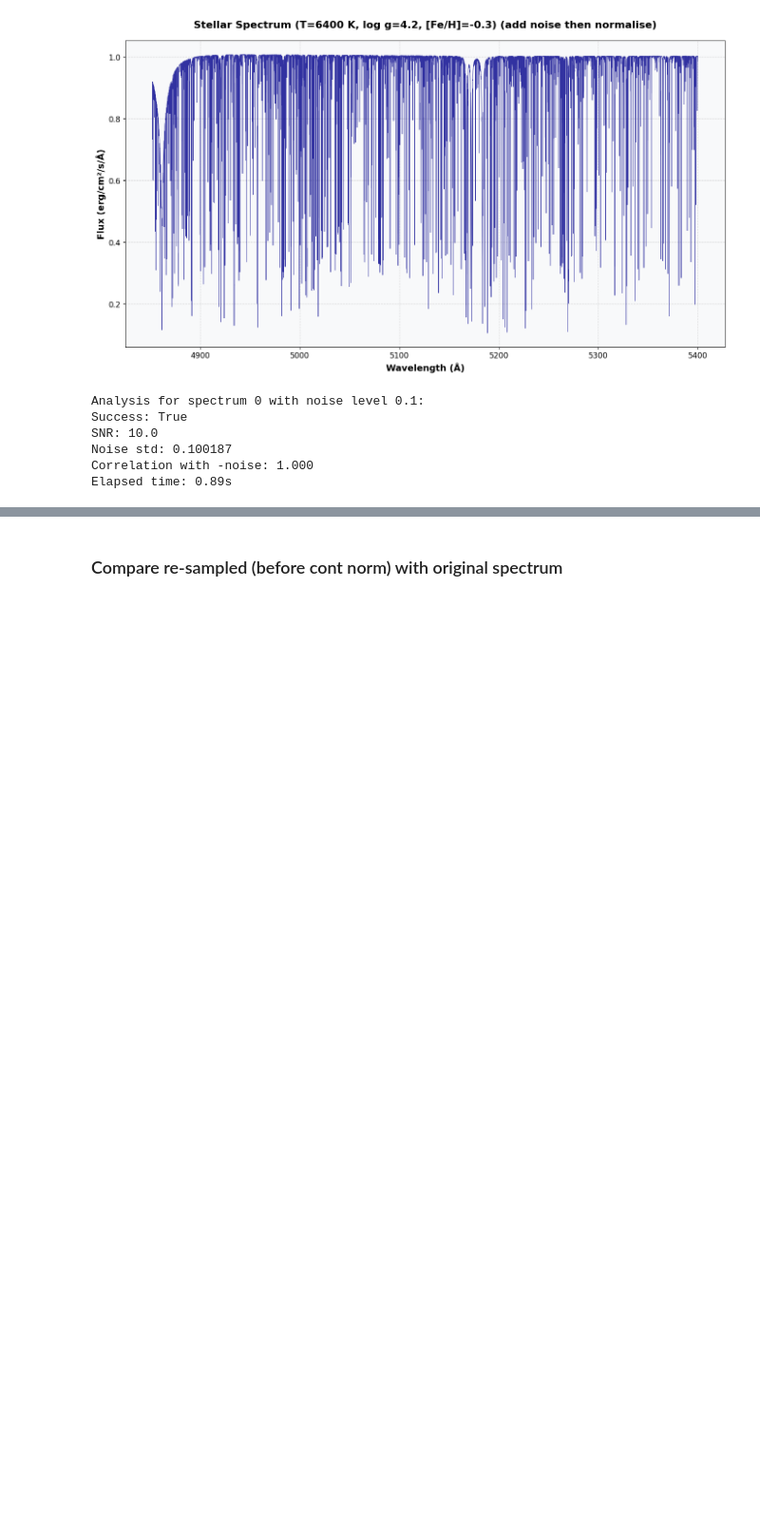
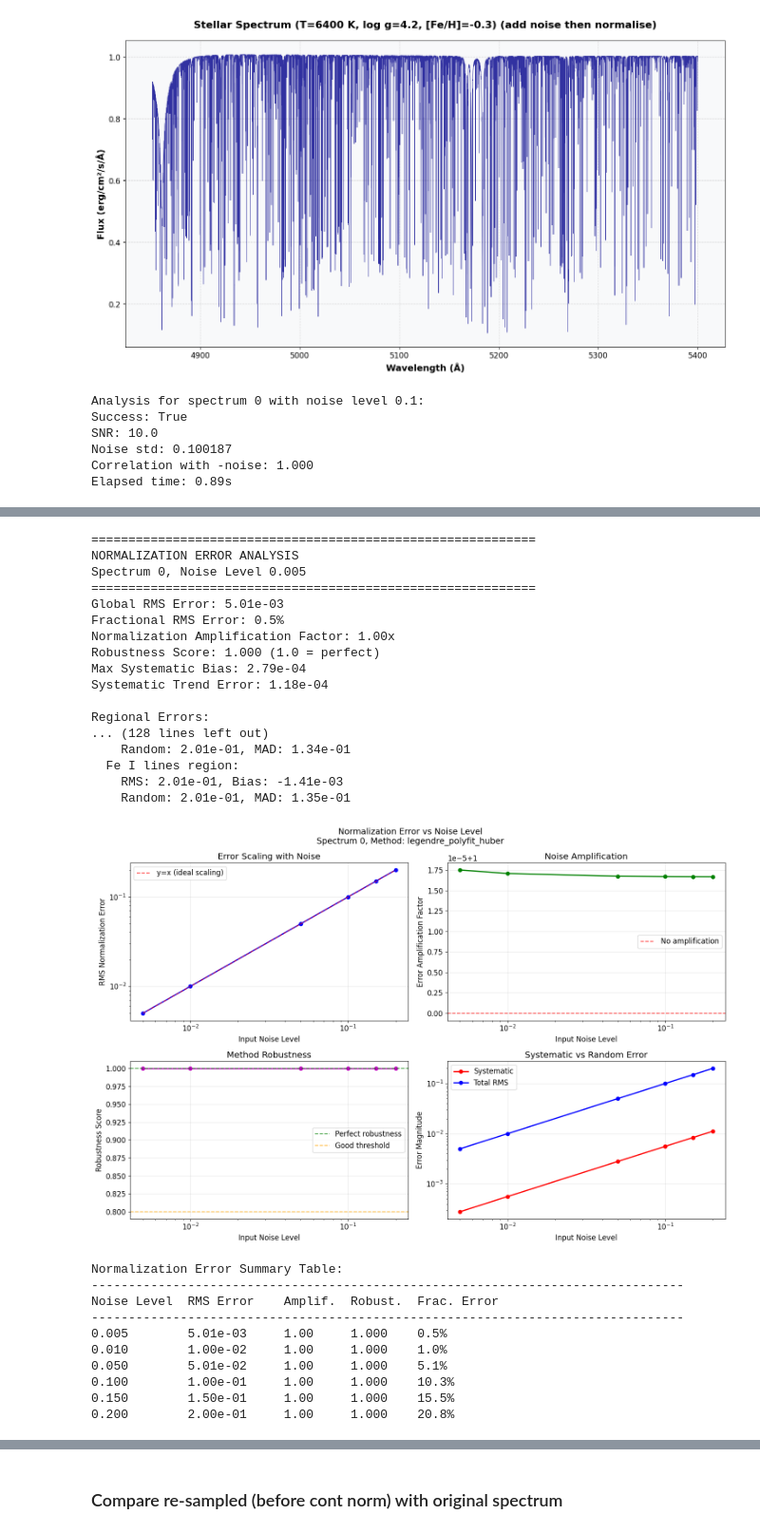
Before and after one commit to mkim0029/WEAVE_Pristine, a Jupyter notebook: preprocessing/testing/spectrum_plotting.ipynb, the cells around one changed output, grey strips where cells are left out. Shown at 95% size. Cells and saved outputs as stored; diff of their text form; code cells hidden in the pictures; blank space fills up the shorter version.

```diff
--- a/preprocessing/testing/spectrum_plotting.ipynb
+++ b/preprocessing/testing/spectrum_plotting.ipynb
@@ -878,0 +1435,32 @@ Elapsed time: 0.89s
+# %%
+# Compare errors across all noise levels for a spectrum
+results = compare_normalization_errors(0, "legendre_polyfit_huber")
+# %% [output]
+============================================================
+NORMALIZATION ERROR ANALYSIS
+Spectrum 0, Noise Level 0.005
+============================================================
+Global RMS Error: 5.01e-03
+Fractional RMS Error: 0.5%
+Normalization Amplification Factor: 1.00x
+Robustness Score: 1.000 (1.0 = perfect)
+Max Systematic Bias: 2.79e-04
+Systematic Trend Error: 1.18e-04
+
+Regional Errors:
+... (128 lines left out)
+    Random: 2.01e-01, MAD: 1.34e-01
+  Fe I lines region:
+    RMS: 2.01e-01, Bias: -1.41e-03
+    Random: 2.01e-01, MAD: 1.35e-01
+[figure, added]
+Normalization Error Summary Table:
+--------------------------------------------------------------------------------
+Noise Level  RMS Error    Amplif.  Robust.  Frac. Error
+--------------------------------------------------------------------------------
+0.005        5.01e-03     1.00     1.000    0.5%
+0.010        1.00e-02     1.00     1.000    1.0%
+0.050        5.01e-02     1.00     1.000    5.1%
+0.100        1.00e-01     1.00     1.000    10.3%
+0.150        1.50e-01     1.00     1.000    15.5%
+0.200        2.00e-01     1.00     1.000    20.8%
```
Also changed, not shown: parts of 9 cells of this notebook.
